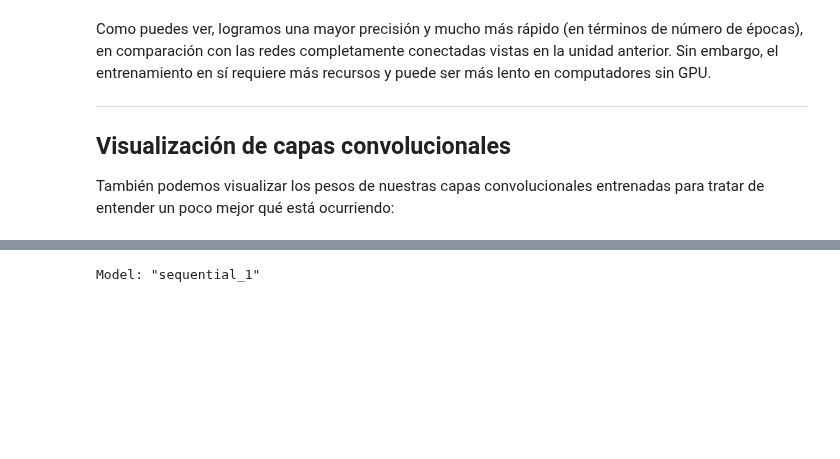
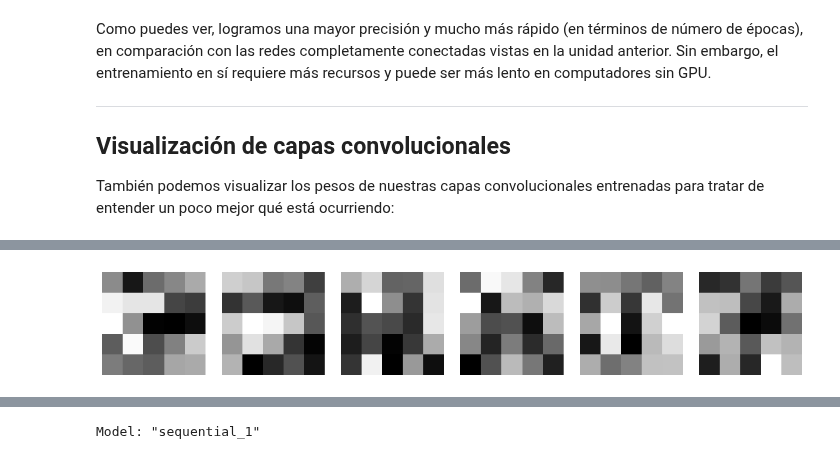
Before and after one commit to jdmartinev/ArtificialIntelligenceIM, a Jupyter notebook: Lecture09/notebooks/ConvNetsTF.ipynb, the cells around one changed output, grey strips where cells are left out. Drawn from its saved outputs; the diff is of its cells as text; code cells hidden in the pictures; blank space fills up the shorter version.

```diff
--- a/Lecture09/notebooks/ConvNetsTF.ipynb
+++ b/Lecture09/notebooks/ConvNetsTF.ipynb
@@ -227,9 +227,3 @@ Como puedes ver, logramos una mayor precisión y mucho más rápido (en término
 ## Visualización de capas convolucionales
 
 También podemos visualizar los pesos de nuestras capas convolucionales entrenadas para tratar de entender un poco mejor qué está ocurriendo:
-# %%
-fig,ax = plt.subplots(1,9)
-l = model.layers[0].weights[0]
-for i in range(9):
-    ax[i].imshow(l[...,0,i])
-    ax[i].axis('off')
@@ -239,3 +230,15 @@ IndexError: list index out of range
+# %%
+# Get the weights of the first Conv2D layer
+kernels = model.layers[0].get_weights()[0]  # shape: (5, 5, 1, 10)
+
+fig, ax = plt.subplots(1, 6, figsize=(12, 2))
+for i in range(6):
+    ax[i].imshow(kernels[:, :, 0, i], cmap='gray')
+    ax[i].axis('off')
+plt.tight_layout()
+plt.show()
+# %% [output]
+[figure, added]
 # %% [markdown]
 Podemos observar que algunos de esos filtros parecen capaces de reconocer trazos oblicuos, mientras que otros parecen bastante aleatorios.
 
```
Also changed, not shown: parts of 1 cell of this notebook.
